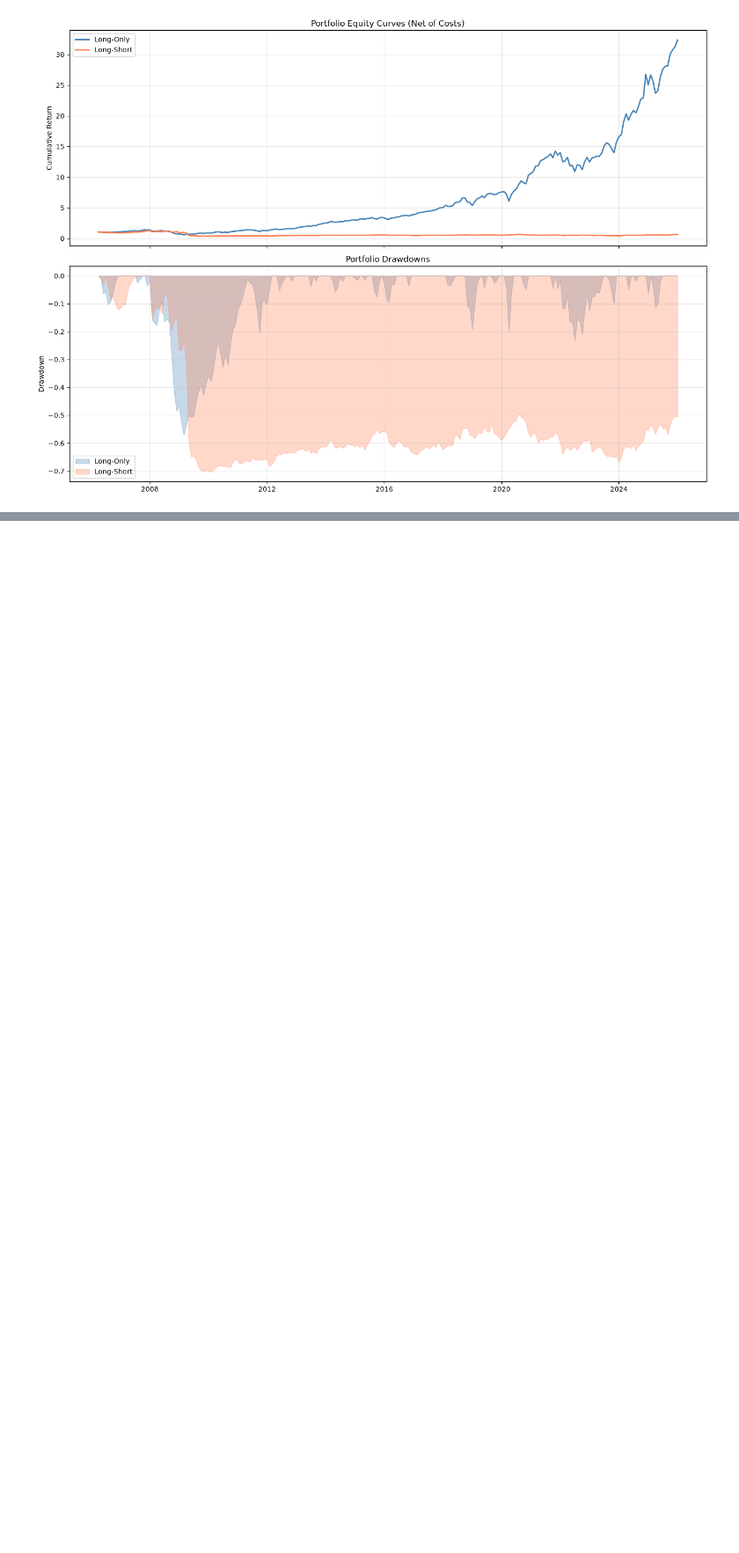
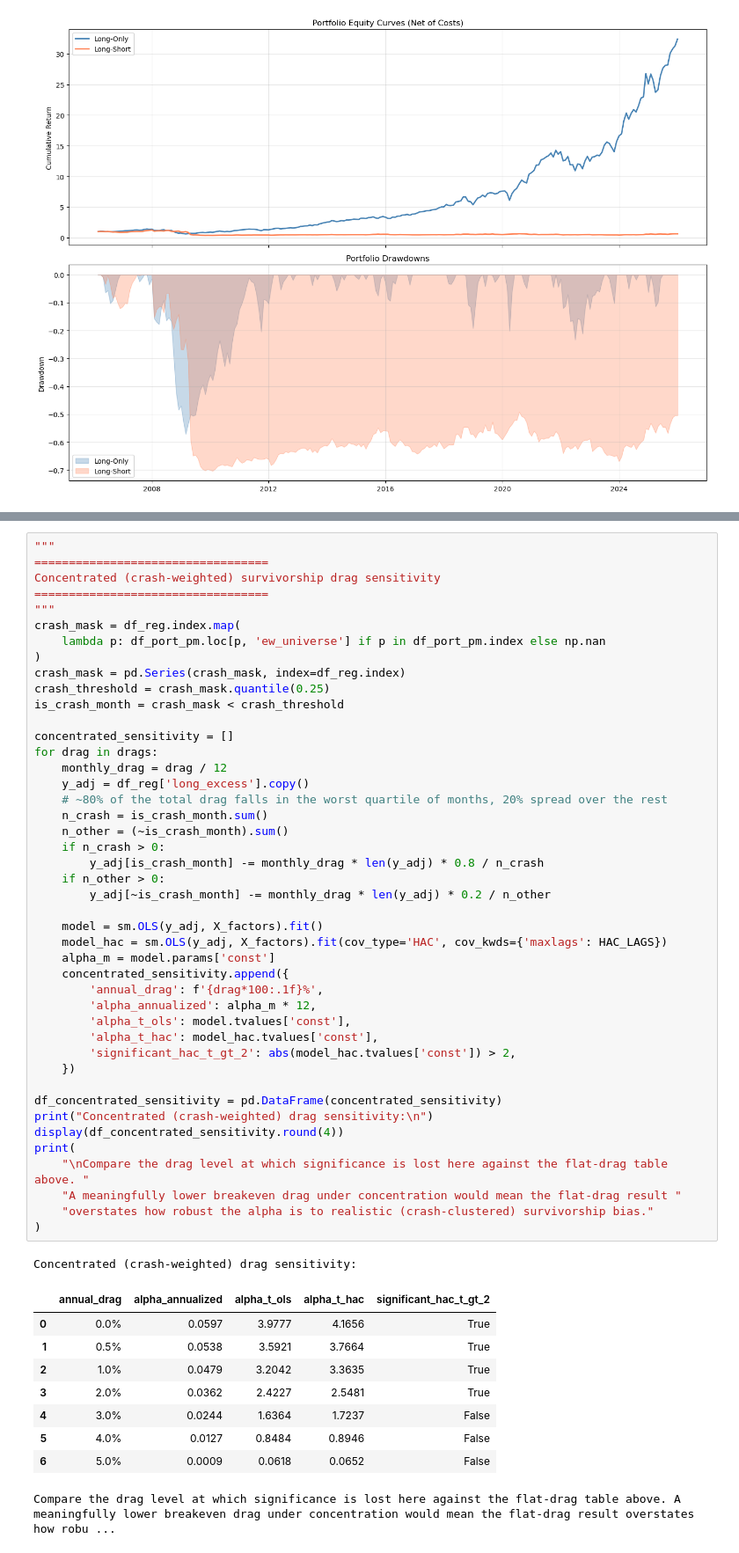
Before and after one commit to psark007/Factor-Risk-Decomposition, a Jupyter notebook: notebooks/04_backtest_and_performance.ipynb, the cells around one changed output, grey strips where cells are left out. Shown at 88% size. Drawn from its saved outputs; the diff is of its cells as text; blank space fills up the shorter version.

```diff
--- a/notebooks/04_backtest_and_performance.ipynb
+++ b/notebooks/04_backtest_and_performance.ipynb
@@ -822,3 +918,58 @@ How much annual return drag from missing delisted stocks would erase the alpha?
+# %%
+"""
+==================================
+Concentrated (crash-weighted) survivorship drag sensitivity
+==================================
+"""
+crash_mask = df_reg.index.map(
+    lambda p: df_port_pm.loc[p, 'ew_universe'] if p in df_port_pm.index else np.nan
+)
+crash_mask = pd.Series(crash_mask, index=df_reg.index)
+crash_threshold = crash_mask.quantile(0.25)
+is_crash_month = crash_mask < crash_threshold
+
+concentrated_sensitivity = []
+for drag in drags:
+    monthly_drag = drag / 12
+    y_adj = df_reg['long_excess'].copy()
+    # ~80% of the total drag falls in the worst quartile of months, 20% spread over the rest
+    n_crash = is_crash_month.sum()
+    n_other = (~is_crash_month).sum()
+    if n_crash > 0:
+        y_adj[is_crash_month] -= monthly_drag * len(y_adj) * 0.8 / n_crash
+    if n_other > 0:
+        y_adj[~is_crash_month] -= monthly_drag * len(y_adj) * 0.2 / n_other
+
+    model = sm.OLS(y_adj, X_factors).fit()
+    model_hac = sm.OLS(y_adj, X_factors).fit(cov_type='HAC', cov_kwds={'maxlags': HAC_LAGS})
+    alpha_m = model.params['const']
+    concentrated_sensitivity.append({
+        'annual_drag': f'{drag*100:.1f}%',
+        'alpha_annualized': alpha_m * 12,
+        'alpha_t_ols': model.tvalues['const'],
+        'alpha_t_hac': model_hac.tvalues['const'],
+        'significant_hac_t_gt_2': abs(model_hac.tvalues['const']) > 2,
+    })
+
+df_concentrated_sensitivity = pd.DataFrame(concentrated_sensitivity)
+print("Concentrated (crash-weighted) drag sensitivity:\n")
+display(df_concentrated_sensitivity.round(4))
+print(
+    "\nCompare the drag level at which significance is lost here against the flat-drag table above. "
+    "A meaningfully lower breakeven drag under concentration would mean the flat-drag result "
+    "overstates how robust the alpha is to realistic (crash-clustered) survivorship bias."
+)
+# %% [output]
+Concentrated (crash-weighted) drag sensitivity:
+|  | annual_drag | alpha_annualized | alpha_t_ols | alpha_t_hac | significant_hac_t_gt_2 |
+| 0 | 0.0% | 0.0597 | 3.9777 | 4.1656 | True |
+| 1 | 0.5% | 0.0538 | 3.5921 | 3.7664 | True |
+| 2 | 1.0% | 0.0479 | 3.2042 | 3.3635 | True |
+| 3 | 2.0% | 0.0362 | 2.4227 | 2.5481 | True |
+| 4 | 3.0% | 0.0244 | 1.6364 | 1.7237 | False |
+| 5 | 4.0% | 0.0127 | 0.8484 | 0.8946 | False |
+| 6 | 5.0% | 0.0009 | 0.0618 | 0.0652 | False |
+Compare the drag level at which significance is lost here against the flat-drag table above. A meaningfully lower breakeven drag under concentration would mean the flat-drag result overstates how robu ...
 # %%
 """
 ==================================
```
Also changed, not shown: parts of 25 cells of this notebook, 22 other files.
